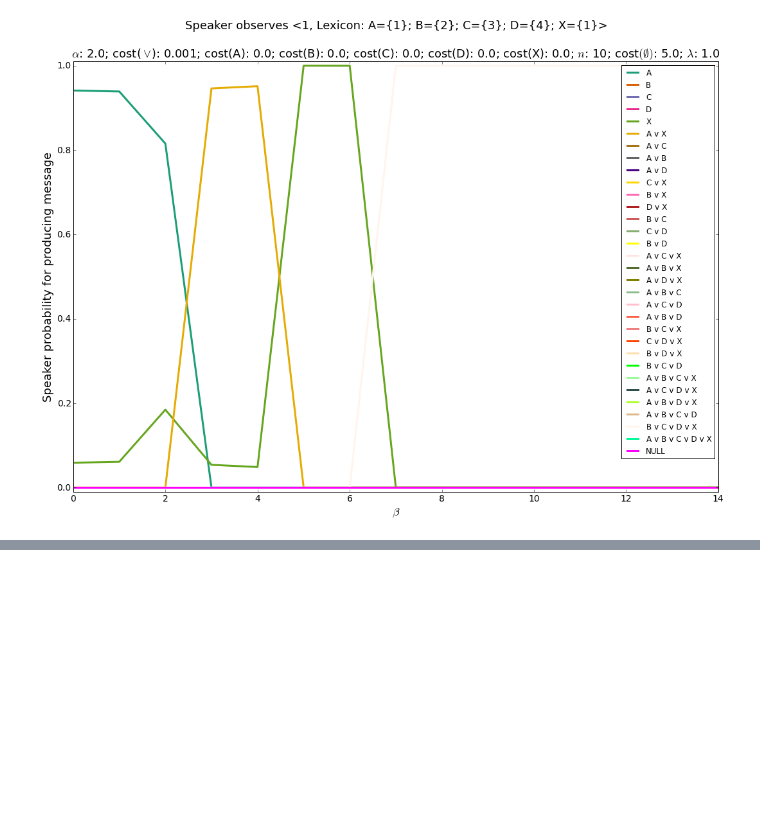
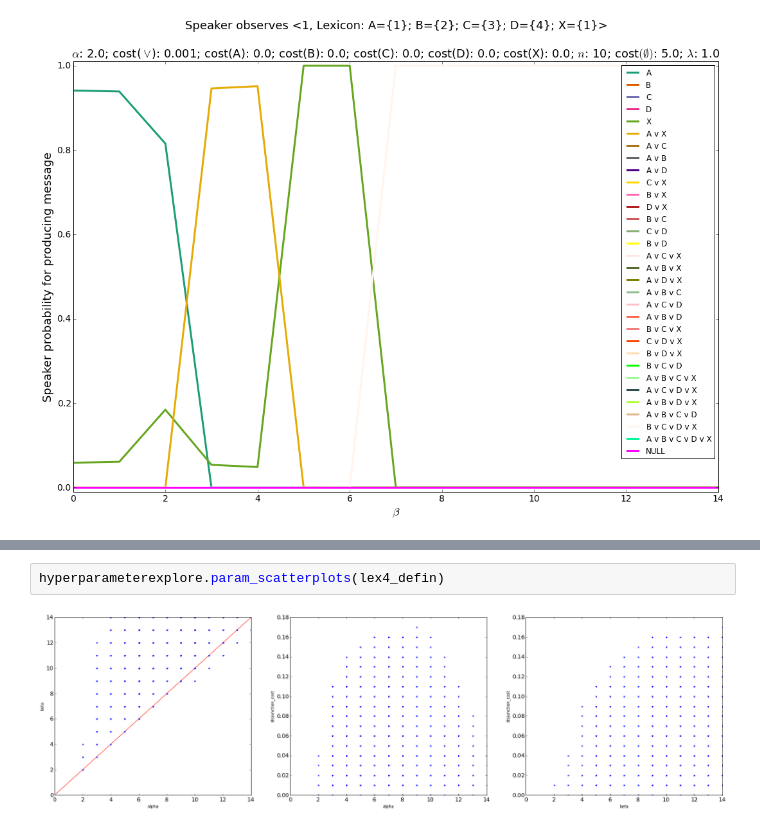
Before and after one commit to rlevy/pragmatic_disjunction, a Jupyter notebook: pypragmods/Speakers.ipynb, the cells around one changed output, grey strips where cells are left out. Cells and saved outputs as stored; diff of their text form; blank space fills up the shorter version.

```diff
--- a/pypragmods/Speakers.ipynb
+++ b/pypragmods/Speakers.ipynb
@@ -221,0 +238,4 @@ large.plot_speaker_behavior_beta_values(state='1', lexicon=0, progress_report=Fa
+# %%
+hyperparameterexplore.param_scatterplots(lex4_defin)
+# %% [output]
+[figure, added]
```
Also changed, not shown: parts of 5 cells of this notebook.
